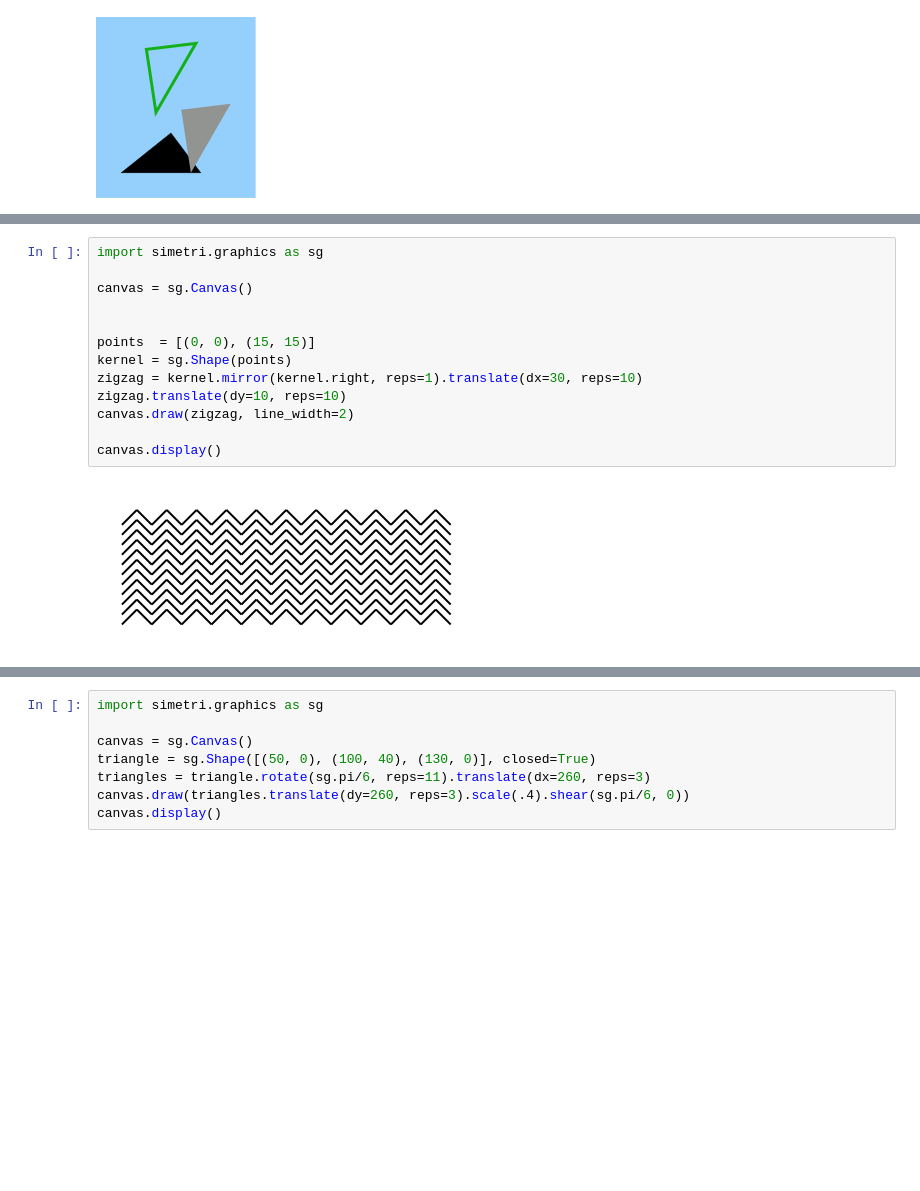
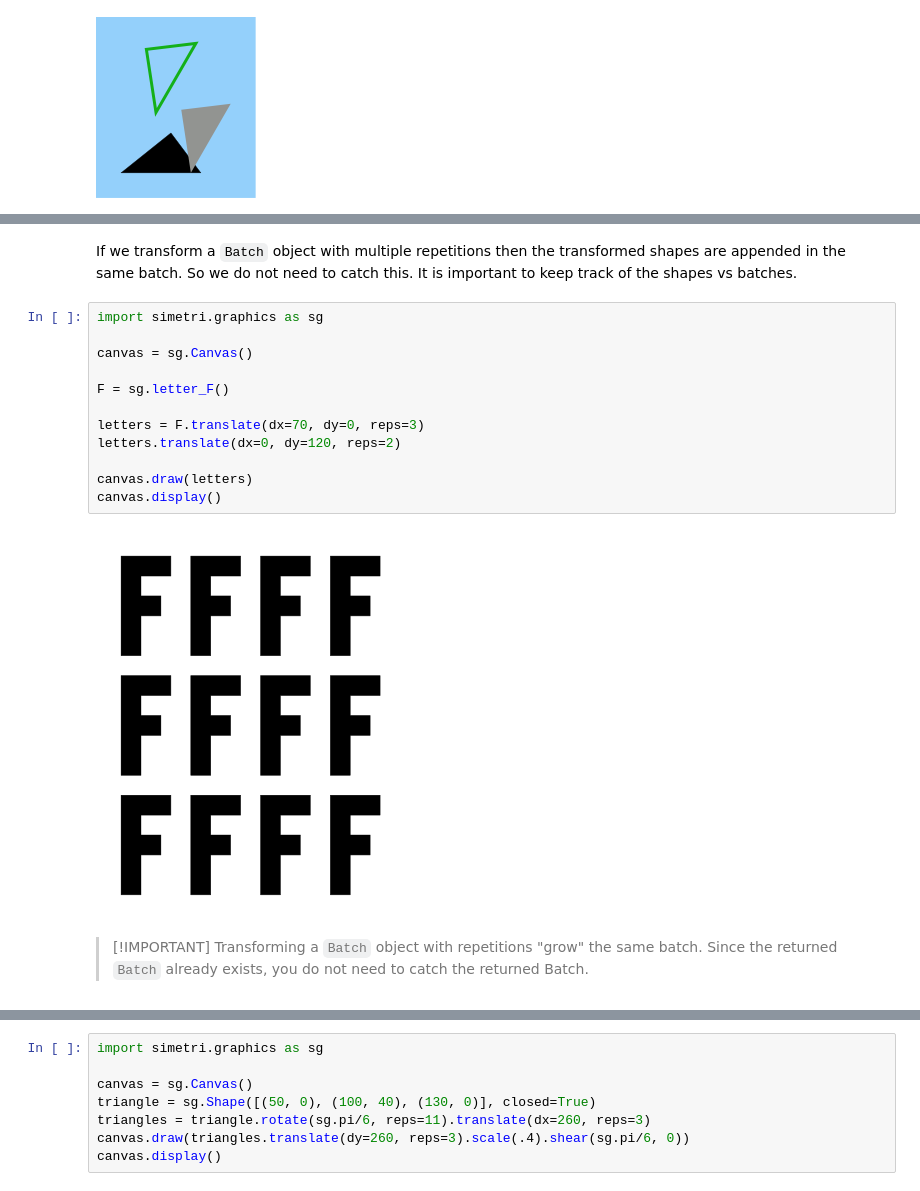
Before and after one commit to mekanimo/simetri, a Jupyter notebook: docs/brief_overview.ipynb, the cells around one changed output, grey strips where cells are left out. Saved outputs shown, nothing was run; the diff lists cells and outputs as text; blank space fills up the shorter version.

```diff
--- a/docs/brief_overview.ipynb
+++ b/docs/brief_overview.ipynb
@@ -89,15 +207,20 @@ Any transformation can be applied successively. This returns a new *Batch* objec
+# %% [markdown]
+If we transform a `Batch` object with multiple repetitions then the transformed shapes are appended in the same batch. So we do not need to catch this. It is important to keep track of the shapes vs batches.
 # %%
 import simetri.graphics as sg
 
 canvas = sg.Canvas()
 
+F = sg.letter_F()
 
-points  = [(0, 0), (15, 15)]
-kernel = sg.Shape(points)
-zigzag = kernel.mirror(kernel.right, reps=1).translate(dx=30, reps=10)
-zigzag.translate(dy=10, reps=10)
-canvas.draw(zigzag, line_width=2)
+letters = F.translate(dx=70, dy=0, reps=3)
+letters.translate(dx=0, dy=120, reps=2)
 
+canvas.draw(letters)
 canvas.display()
 # %% [output]
-[figure, old version]
+[figure, new version]
+# %% [markdown]
+> [!IMPORTANT]
+> Transforming a `Batch` object with repetitions "grow" the same batch.
+> Since the returned `Batch` already exists, you do not need to catch the returned Batch.
```
Also changed, not shown: parts of 27 cells of this notebook, 20 other files.
